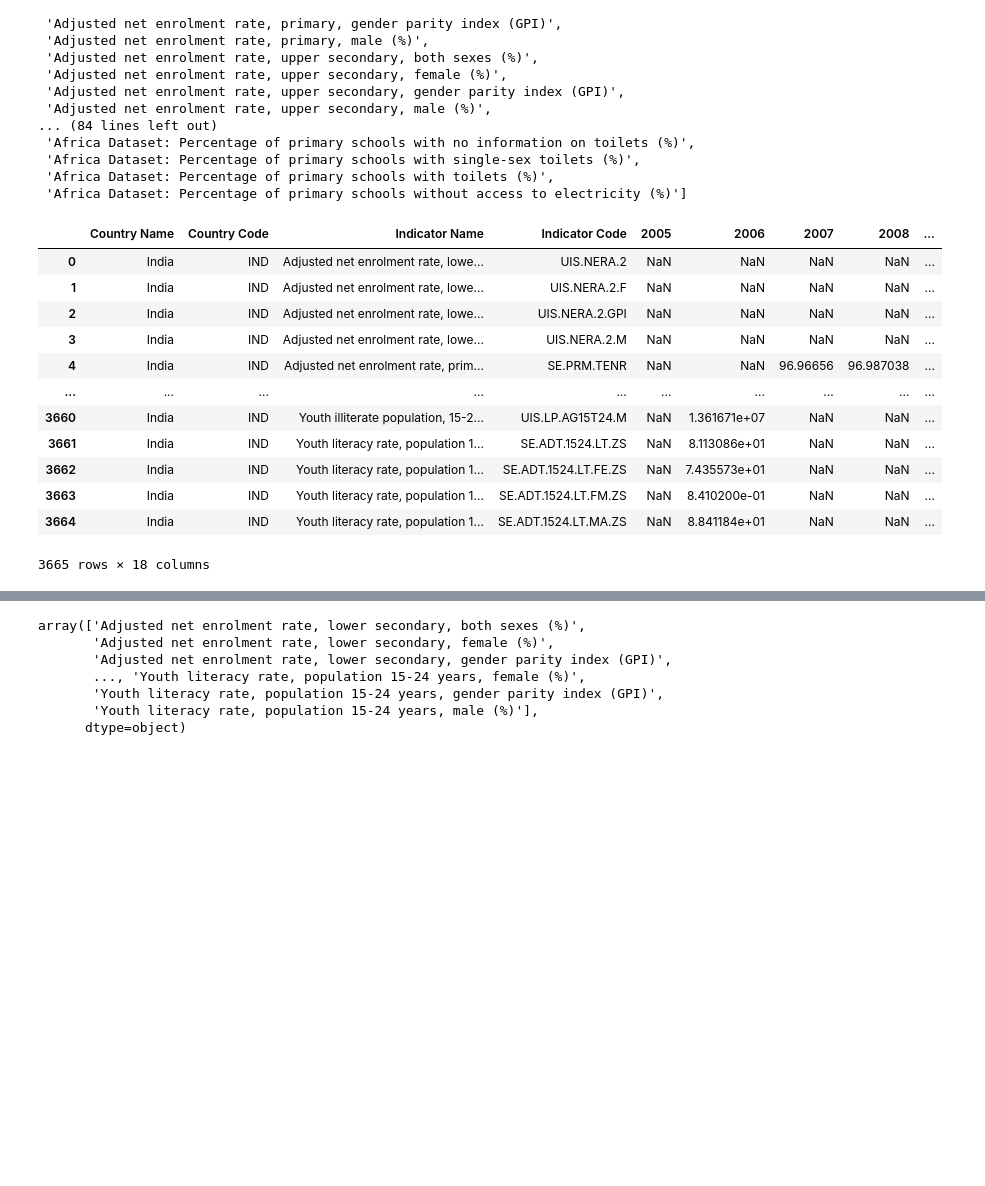
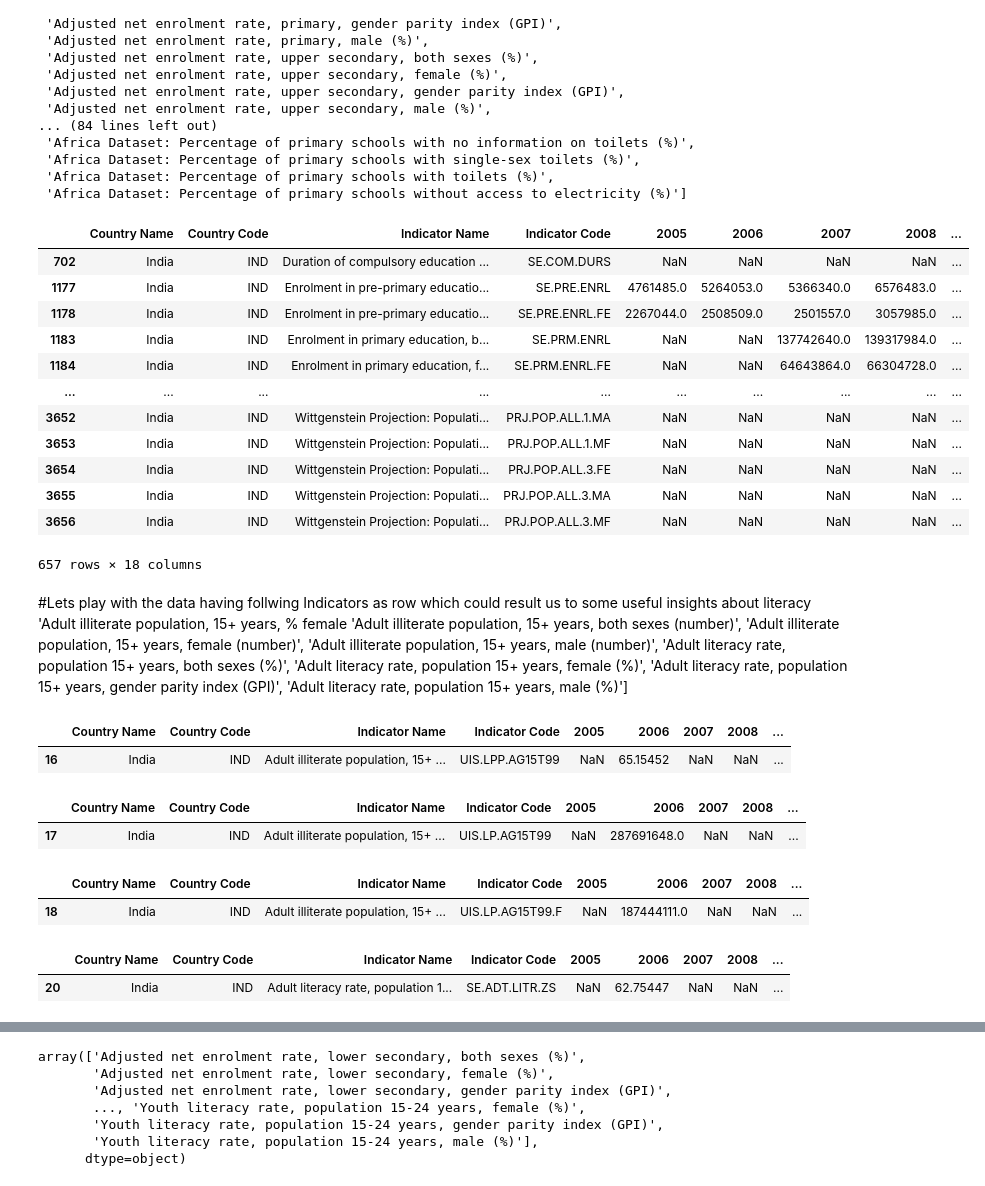
Before and after one commit to sksuman97/WorldBank-Global-Education-Analysis, a Jupyter notebook: Sumanta_Muduli_World_Bank_Global_Education_Analysis_Capstone_Project.ipynb, the cells around one changed output, grey strips where cells are left out. Drawn from its saved outputs; the diff is of its cells as text; code cells hidden in the pictures; blank space fills up the shorter version.

```diff
--- a/Sumanta_Muduli_World_Bank_Global_Education_Analysis_Capstone_Project.ipynb
+++ b/Sumanta_Muduli_World_Bank_Global_Education_Analysis_Capstone_Project.ipynb
@@ -497,18 +628,48 @@ list(India['Indicator Name'].iloc[:100])
  'Africa Dataset: Percentage of primary schools with toilets (%)',
  'Africa Dataset: Percentage of primary schools without access to electricity (%)']
 # %%
-India[~India.isnull()]
+India[~India['2015'].isnull()]
 # %% [output]
 |  | Country Name | Country Code | Indicator Name | Indicator Code | 2005 | 2006 | 2007 | 2008 | ... |
-| 0 | India | IND | Adjusted net enrolment rate, lowe... | UIS.NERA.2 | NaN | NaN | NaN | NaN | ... |
-| 1 | India | IND | Adjusted net enrolment rate, lowe... | UIS.NERA.2.F | NaN | NaN | NaN | NaN | ... |
-| 2 | India | IND | Adjusted net enrolment rate, lowe... | UIS.NERA.2.GPI | NaN | NaN | NaN | NaN | ... |
-| 3 | India | IND | Adjusted net enrolment rate, lowe... | UIS.NERA.2.M | NaN | NaN | NaN | NaN | ... |
-| 4 | India | IND | Adjusted net enrolment rate, prim... | SE.PRM.TENR | NaN | NaN | 96.96656 | 96.987038 | ... |
+| 702 | India | IND | Duration of compulsory education ... | SE.COM.DURS | NaN | NaN | NaN | NaN | ... |
+| 1177 | India | IND | Enrolment in pre-primary educatio... | SE.PRE.ENRL | 4761485.0 | 5264053.0 | 5366340.0 | 6576483.0 | ... |
+| 1178 | India | IND | Enrolment in pre-primary educatio... | SE.PRE.ENRL.FE | 2267044.0 | 2508509.0 | 2501557.0 | 3057985.0 | ... |
+| 1183 | India | IND | Enrolment in primary education, b... | SE.PRM.ENRL | NaN | NaN | 137742640.0 | 139317984.0 | ... |
+| 1184 | India | IND | Enrolment in primary education, f... | SE.PRM.ENRL.FE | NaN | NaN | 64643864.0 | 66304728.0 | ... |
 | ... | ... | ... | ... | ... | ... | ... | ... | ... | ... |
-| 3660 | India | IND | Youth illiterate population, 15-2... | UIS.LP.AG15T24.M | NaN | 1.361671e+07 | NaN | NaN | ... |
-| 3661 | India | IND | Youth literacy rate, population 1... | SE.ADT.1524.LT.ZS | NaN | 8.113086e+01 | NaN | NaN | ... |
-| 3662 | India | IND | Youth literacy rate, population 1... | SE.ADT.1524.LT.FE.ZS | NaN | 7.435573e+01 | NaN | NaN | ... |
-| 3663 | India | IND | Youth literacy rate, population 1... | SE.ADT.1524.LT.FM.ZS | NaN | 8.410200e-01 | NaN | NaN | ... |
-| 3664 | India | IND | Youth literacy rate, population 1... | SE.ADT.1524.LT.MA.ZS | NaN | 8.841184e+01 | NaN | NaN | ... |
+| 3652 | India | IND | Wittgenstein Projection: Populati... | PRJ.POP.ALL.1.MA | NaN | NaN | NaN | NaN | ... |
+| 3653 | India | IND | Wittgenstein Projection: Populati... | PRJ.POP.ALL.1.MF | NaN | NaN | NaN | NaN | ... |
+| 3654 | India | IND | Wittgenstein Projection: Populati... | PRJ.POP.ALL.3.FE | NaN | NaN | NaN | NaN | ... |
+| 3655 | India | IND | Wittgenstein Projection: Populati... | PRJ.POP.ALL.3.MA | NaN | NaN | NaN | NaN | ... |
+| 3656 | India | IND | Wittgenstein Projection: Populati... | PRJ.POP.ALL.3.MF | NaN | NaN | NaN | NaN | ... |
-3665 rows × 18 columns
+657 rows × 18 columns
+# %% [markdown]
+#Lets play with the data having follwing Indicators as row which could result us to some useful insights about literacy
+'Adult illiterate population, 15+ years, % female
+'Adult illiterate population, 15+ years, both sexes (number)',
+ 'Adult illiterate population, 15+ years, female (number)',
+ 'Adult illiterate population, 15+ years, male (number)',
+ 'Adult literacy rate, population 15+ years, both sexes (%)',
+ 'Adult literacy rate, population 15+ years, female (%)',
+ 'Adult literacy rate, population 15+ years, gender parity index (GPI)',
+ 'Adult literacy rate, population 15+ years, male (%)']
+# %%
+India[India['Indicator Name']=='Adult illiterate population, 15+ years, % female']
+# %% [output]
+|  | Country Name | Country Code | Indicator Name | Indicator Code | 2005 | 2006 | 2007 | 2008 | ... |
+| 16 | India | IND | Adult illiterate population, 15+ ... | UIS.LPP.AG15T99 | NaN | 65.15452 | NaN | NaN | ... |
+# %%
+India[India['Indicator Name']=='Adult illiterate population, 15+ years, both sexes (number)']
+# %% [output]
+|  | Country Name | Country Code | Indicator Name | Indicator Code | 2005 | 2006 | 2007 | 2008 | ... |
+| 17 | India | IND | Adult illiterate population, 15+ ... | UIS.LP.AG15T99 | NaN | 287691648.0 | NaN | NaN | ... |
+# %%
+India[India['Indicator Name']=='Adult illiterate population, 15+ years, female (number)']
+# %% [output]
+|  | Country Name | Country Code | Indicator Name | Indicator Code | 2005 | 2006 | 2007 | 2008 | ... |
+| 18 | India | IND | Adult illiterate population, 15+ ... | UIS.LP.AG15T99.F | NaN | 187444111.0 | NaN | NaN | ... |
+# %%
+India[India['Indicator Name']=='Adult literacy rate, population 15+ years, both sexes (%)']
+# %% [output]
+|  | Country Name | Country Code | Indicator Name | Indicator Code | 2005 | 2006 | 2007 | 2008 | ... |
+| 20 | India | IND | Adult literacy rate, population 1... | SE.ADT.LITR.ZS | NaN | 62.75447 | NaN | NaN | ... |
```
Also changed, not shown: parts of 89 cells of this notebook.
